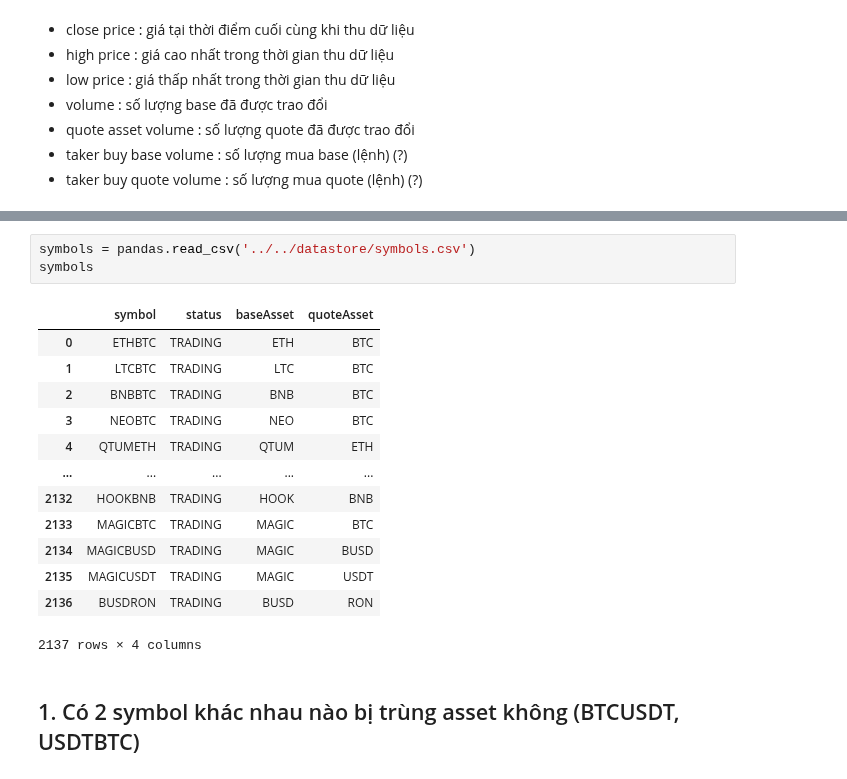
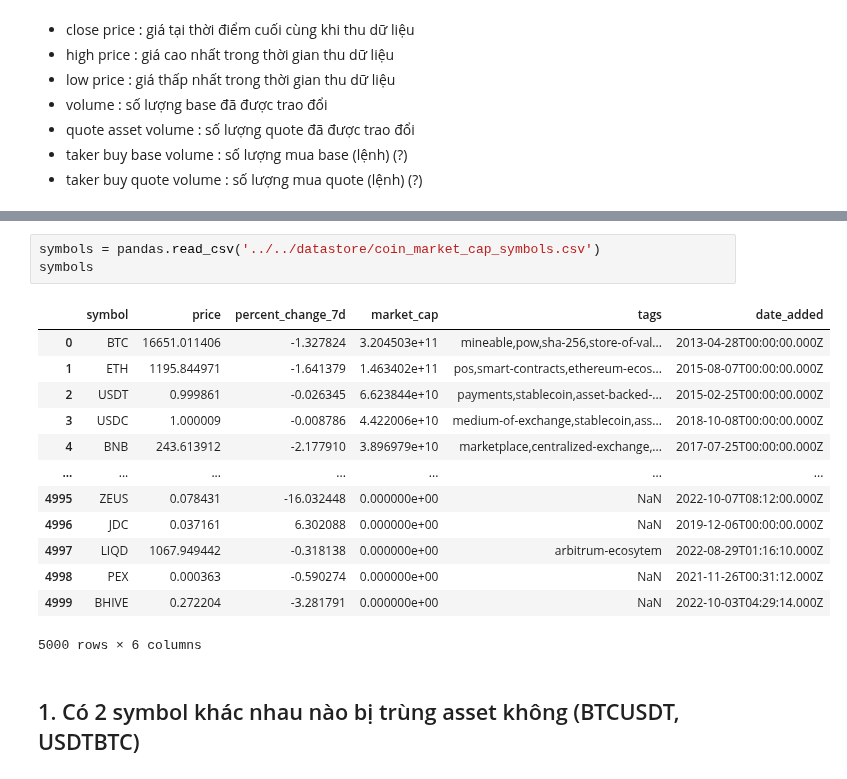
Before and after one commit to nhatruong1009/CryptoPrediction, a Jupyter notebook: src/exploring/Q_Data_Exploration.ipynb, the cells around one changed output, grey strips where cells are left out. Drawn from its saved outputs; the diff is of its cells as text.

```diff
--- a/src/exploring/Q_Data_Exploration.ipynb
+++ b/src/exploring/Q_Data_Exploration.ipynb
@@ -33,22 +33,22 @@ data
 | 1222241 | BUSDRON | BUSD | RON | 1670950800000 | 4.631000 | 4.631000 | 4.630000 | 4.631000 | 3875.0000 | ... |
 1222242 rows × 14 columns
 # %%
-symbols = pandas.read_csv('../../datastore/symbols.csv')
+symbols = pandas.read_csv('../../datastore/coin_market_cap_symbols.csv')
 symbols
 # %% [output]
-|  | symbol | status | baseAsset | quoteAsset |
-| 0 | ETHBTC | TRADING | ETH | BTC |
-| 1 | LTCBTC | TRADING | LTC | BTC |
-| 2 | BNBBTC | TRADING | BNB | BTC |
-| 3 | NEOBTC | TRADING | NEO | BTC |
-| 4 | QTUMETH | TRADING | QTUM | ETH |
-| ... | ... | ... | ... | ... |
-| 2132 | HOOKBNB | TRADING | HOOK | BNB |
-| 2133 | MAGICBTC | TRADING | MAGIC | BTC |
-| 2134 | MAGICBUSD | TRADING | MAGIC | BUSD |
-| 2135 | MAGICUSDT | TRADING | MAGIC | USDT |
-| 2136 | BUSDRON | TRADING | BUSD | RON |
+|  | symbol | price | percent_change_7d | market_cap | tags | date_added |
+| 0 | BTC | 16651.011406 | -1.327824 | 3.204503e+11 | mineable,pow,sha-256,store-of-val... | 2013-04-28T00:00:00.000Z |
+| 1 | ETH | 1195.844971 | -1.641379 | 1.463402e+11 | pos,smart-contracts,ethereum-ecos... | 2015-08-07T00:00:00.000Z |
+| 2 | USDT | 0.999861 | -0.026345 | 6.623844e+10 | payments,stablecoin,asset-backed-... | 2015-02-25T00:00:00.000Z |
+| 3 | USDC | 1.000009 | -0.008786 | 4.422006e+10 | medium-of-exchange,stablecoin,ass... | 2018-10-08T00:00:00.000Z |
+| 4 | BNB | 243.613912 | -2.177910 | 3.896979e+10 | marketplace,centralized-exchange,... | 2017-07-25T00:00:00.000Z |
+| ... | ... | ... | ... | ... | ... | ... |
+| 4995 | ZEUS | 0.078431 | -16.032448 | 0.000000e+00 | NaN | 2022-10-07T08:12:00.000Z |
+| 4996 | JDC | 0.037161 | 6.302088 | 0.000000e+00 | NaN | 2019-12-06T00:00:00.000Z |
+| 4997 | LIQD | 1067.949442 | -0.318138 | 0.000000e+00 | arbitrum-ecosytem | 2022-08-29T01:16:10.000Z |
+| 4998 | PEX | 0.000363 | -0.590274 | 0.000000e+00 | NaN | 2021-11-26T00:31:12.000Z |
+| 4999 | BHIVE | 0.272204 | -3.281791 | 0.000000e+00 | NaN | 2022-10-03T04:29:14.000Z |
-2137 rows × 4 columns
+5000 rows × 6 columns
 # %% [markdown]
 ## 1. Có 2 symbol khác nhau nào bị trùng asset không (BTCUSDT, USDTBTC)
 # %%
```
Also changed, not shown: parts of 6 cells of this notebook, 3 other files.
